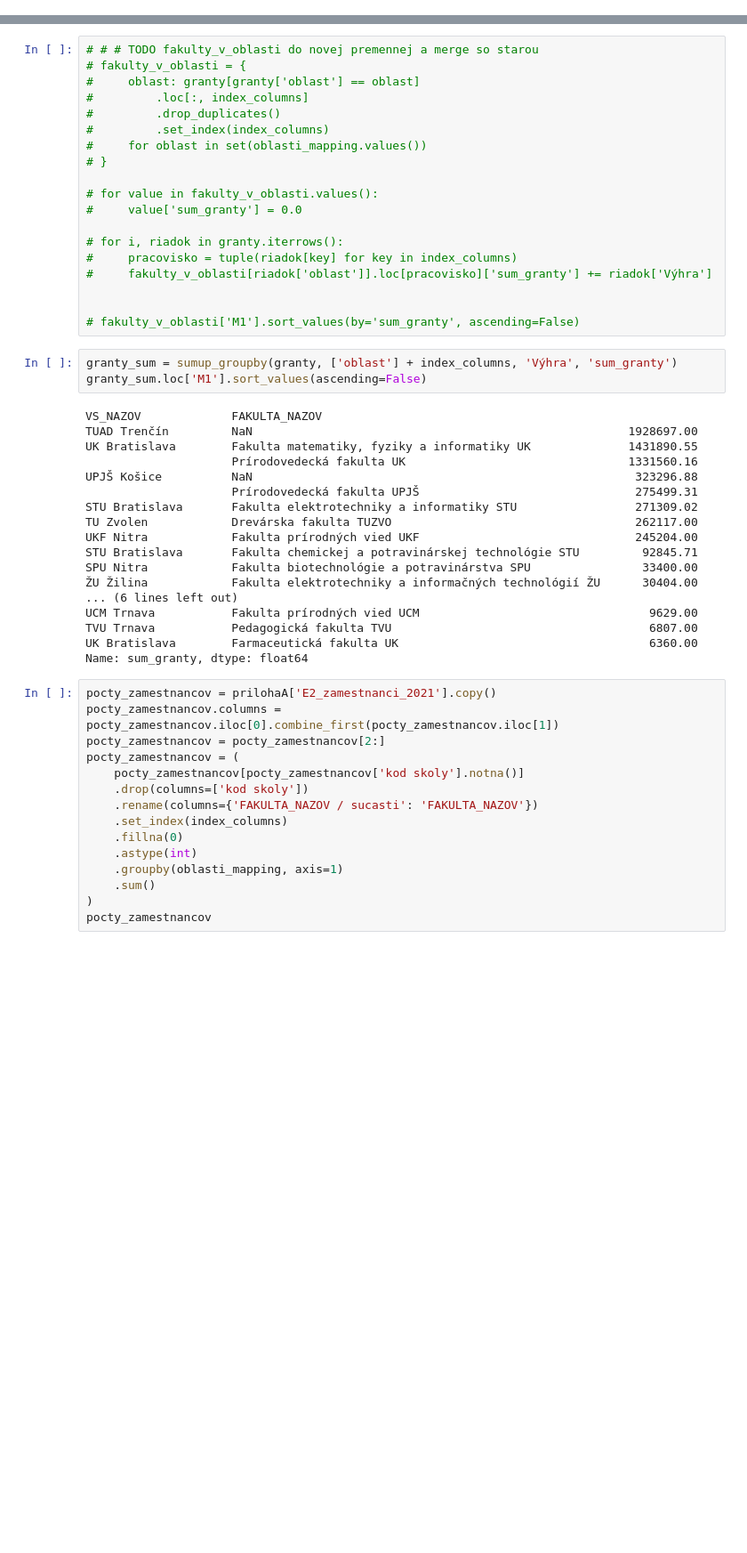
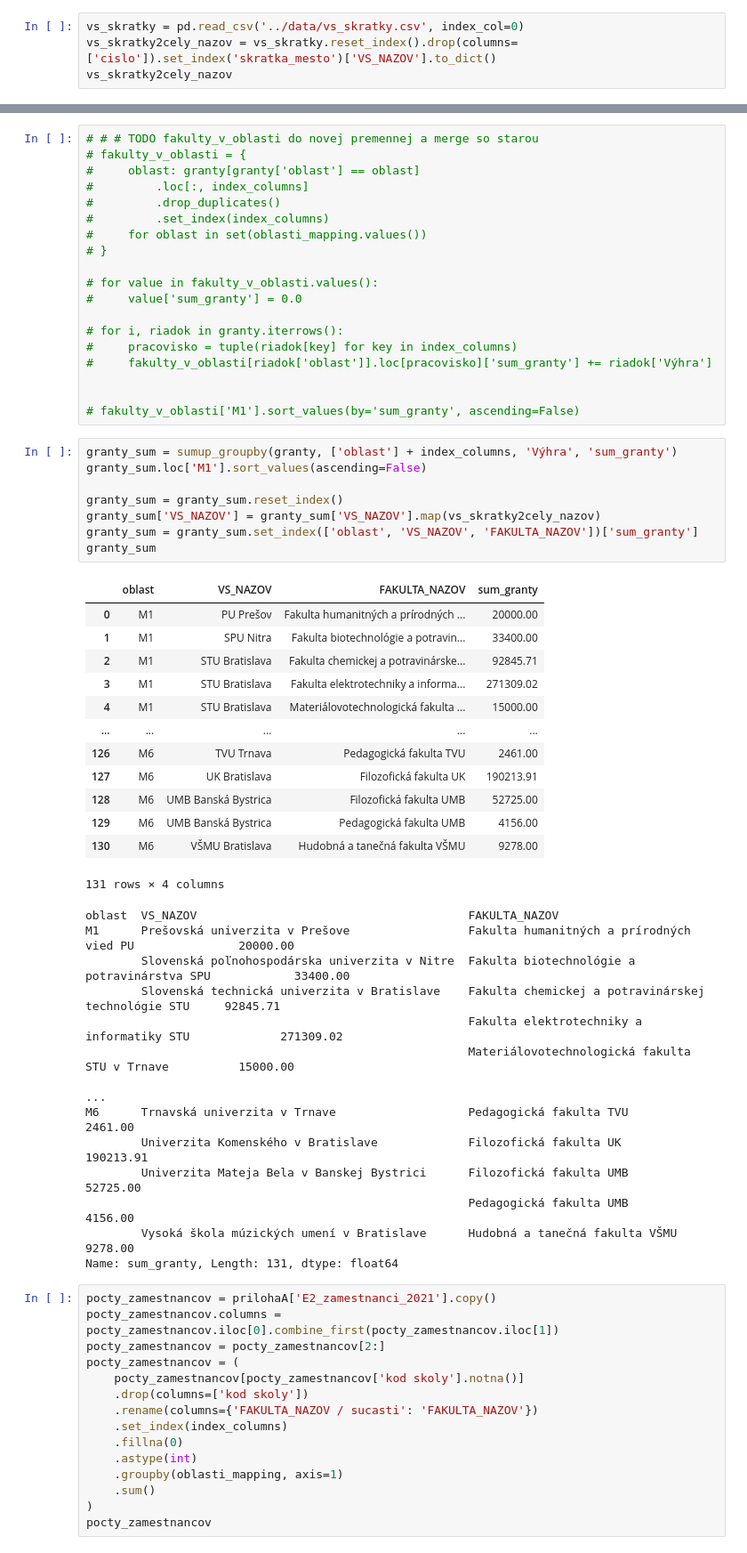
Before and after one commit to kiwaikiki/rozpis-dotacii-sr-vs, a Jupyter notebook: src/analyze.ipynb, the cells around one changed output, grey strips where cells are left out. Shown: that part at 89% size. Cells and saved outputs as stored; diff of their text form; blank space fills up the shorter version.

Commit message:
mapovanie granty nazov

```diff
--- a/src/analyze.ipynb
+++ b/src/analyze.ipynb
@@ -82,3 +77,7 @@ oblasti_mapping
  'PÔDOHOSPODÁRSKE VEDY': 'M4',
  'SPOLOČENSKÉ VEDY': 'M5',
  'HUMANITNÉ VEDY': 'M6'}
+# %%
+vs_skratky = pd.read_csv('../data/vs_skratky.csv', index_col=0)
+vs_skratky2cely_nazov = vs_skratky.reset_index().drop(columns=['cislo']).set_index('skratka_mesto')['VS_NAZOV'].to_dict()
+vs_skratky2cely_nazov
@@ -288,24 +298,38 @@ granty
 # %%
 granty_sum = sumup_groupby(granty, ['oblast'] + index_columns, 'Výhra', 'sum_granty')
 granty_sum.loc['M1'].sort_values(ascending=False)
+
+granty_sum = granty_sum.reset_index()
+granty_sum['VS_NAZOV'] = granty_sum['VS_NAZOV'].map(vs_skratky2cely_nazov)
+granty_sum = granty_sum.set_index(['oblast', 'VS_NAZOV', 'FAKULTA_NAZOV'])['sum_granty']
+granty_sum
 # %% [output]
+|  | oblast | VS_NAZOV | FAKULTA_NAZOV | sum_granty |
+| 0 | M1 | PU Prešov | Fakulta humanitných a prírodných ... | 20000.00 |
+| 1 | M1 | SPU Nitra | Fakulta biotechnológie a potravin... | 33400.00 |
+| 2 | M1 | STU Bratislava | Fakulta chemickej a potravinárske... | 92845.71 |
+| 3 | M1 | STU Bratislava | Fakulta elektrotechniky a informa... | 271309.02 |
+| 4 | M1 | STU Bratislava | Materiálovotechnologická fakulta ... | 15000.00 |
+| ... | ... | ... | ... | ... |
+| 126 | M6 | TVU Trnava | Pedagogická fakulta TVU | 2461.00 |
+| 127 | M6 | UK Bratislava | Filozofická fakulta UK | 190213.91 |
+| 128 | M6 | UMB Banská Bystrica | Filozofická fakulta UMB | 52725.00 |
+| 129 | M6 | UMB Banská Bystrica | Pedagogická fakulta UMB | 4156.00 |
+| 130 | M6 | VŠMU Bratislava | Hudobná a tanečná fakulta VŠMU | 9278.00 |
-VS_NAZOV             FAKULTA_NAZOV
-TUAD Trenčín         NaN                                                      1928697.00
-UK Bratislava        Fakulta matematiky, fyziky a informatiky UK              1431890.55
-                     Prírodovedecká fakulta UK                                1331560.16
-UPJŠ Košice          NaN                                                       323296.88
-                     Prírodovedecká fakulta UPJŠ                               275499.31
-STU Bratislava       Fakulta elektrotechniky a informatiky STU                 271309.02
-TU Zvolen            Drevárska fakulta TUZVO                                   262117.00
-UKF Nitra            Fakulta prírodných vied UKF                               245204.00
-STU Bratislava       Fakulta chemickej a potravinárskej technológie STU         92845.71
-SPU Nitra            Fakulta biotechnológie a potravinárstva SPU                33400.00
-ŽU Žilina            Fakulta elektrotechniky a informačných technológií ŽU      30404.00
-... (6 lines left out)
-UCM Trnava           Fakulta prírodných vied UCM                                 9629.00
-TVU Trnava           Pedagogická fakulta TVU                                     6807.00
-UK Bratislava        Farmaceutická fakulta UK                                    6360.00
-Name: sum_granty, dtype: float64
+131 rows × 4 columns
+oblast  VS_NAZOV                                       FAKULTA_NAZOV
+M1      Prešovská univerzita v Prešove                 Fakulta humanitných a prírodných vied PU               20000.00
+        Slovenská poľnohospodárska univerzita v Nitre  Fakulta biotechnológie a potravinárstva SPU            33400.00
+        Slovenská technická univerzita v Bratislave    Fakulta chemickej a potravinárskej technológie STU     92845.71
+                                                       Fakulta elektrotechniky a informatiky STU             271309.02
+                                                       Materiálovotechnologická fakulta STU v Trnave          15000.00
+                                                                                                               ...
+M6      Trnavská univerzita v Trnave                   Pedagogická fakulta TVU                                 2461.00
+        Univerzita Komenského v Bratislave             Filozofická fakulta UK                                190213.91
+        Univerzita Mateja Bela v Banskej Bystrici      Filozofická fakulta UMB                                52725.00
+                                                       Pedagogická fakulta UMB                                 4156.00
+        Vysoká škola múzických umení v Bratislave      Hudobná a tanečná fakulta VŠMU                          9278.00
+Name: sum_granty, Length: 131, dtype: float64
 # %%
 pocty_zamestnancov = prilohaA['E2_zamestnanci_2021'].copy()
 pocty_zamestnancov.columns = pocty_zamestnancov.iloc[0].combine_first(pocty_zamestnancov.iloc[1])
```
Also changed, not shown: parts of 4 cells of this notebook, 1 other file.
